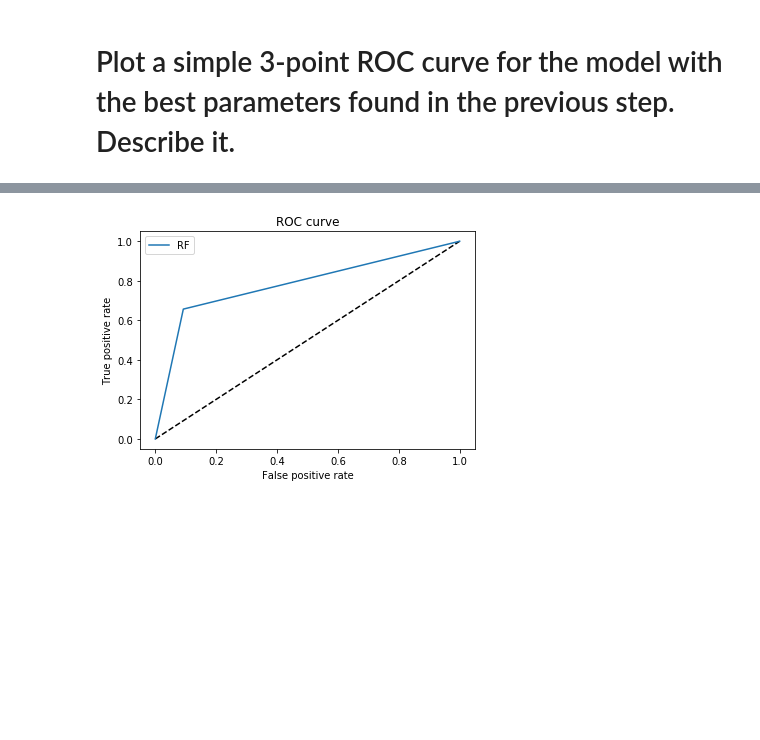
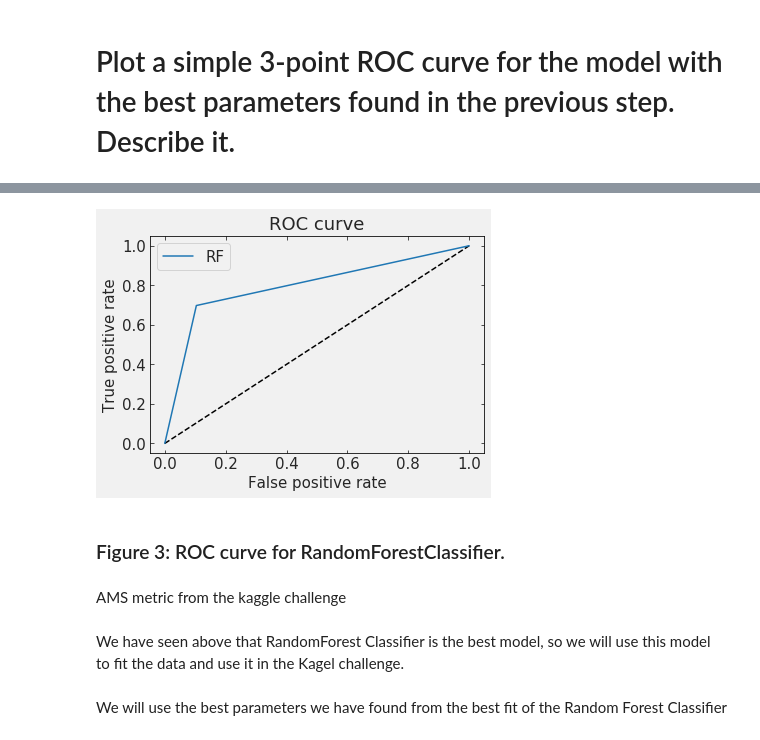
Before and after one commit to narayan-paudel/DSPS_EPAUDEL, a Jupyter notebook: HW9_ePaudel/higgsbosonSearch.ipynb, the cells around one changed output, grey strips where cells are left out. Saved outputs shown, nothing was run; the diff lists cells and outputs as text; code cells hidden in the pictures; blank space fills up the shorter version.

```diff
--- a/HW9_ePaudel/higgsbosonSearch.ipynb
+++ b/HW9_ePaudel/higgsbosonSearch.ipynb
@@ -390,0 +409,6 @@ pprint(random_grid)
+# %%
+random_grid = {'max_depth': [3, 10, None],
+               'max_features': ['auto', 'sqrt'],
+               'bootstrap': [True, False],
+               'n_estimators': [10, 100, 1000] }
+pprint(random_grid)
@@ -415,5 +460,8 @@ random_search = RandomizedSearchCV(estimator = rf, param_distributions=random_gr
                                    n_iter=1, cv=3, iid=False)
 # %% [markdown]
 Note that this may take a long time! It took 1 hour for me to run this. Dont start at the last minute!!
-# %%
-random_search.fit(...
+# %%
+X = X_train[best_features_index]
+y = y_train
+
+random_search.fit(X=X, y=y)
@@ -433,0 +501,3 @@ rf.fit(traindata, train_label.values.flatten()=="s", max_depth.....)
+# %%
+rf = RandomForestClassifier(**random_search.best_params_)
+rf.fit(X_train, y_train.flatten()=="s")
@@ -434,17 +512,21 @@ rf.fit(traindata, train_label.values.flatten()=="s", max_depth.....)
 # %%
 # The random forest model by itself
 from sklearn.metrics import roc_curve
-y_pred_grd_rfcat = rf.predict_proba(testdata)[:, 1]
+y_pred_grd_rfcat = rf.predict_proba(X_test)[:, 1]
 
-fpr_rf, tpr_rf, _ = roc_curve(test_label.values.flatten()=="s", rf.predict(testdata))
+fpr_rf, tpr_rf, _ = roc_curve(y_test.flatten()=="s", rf.predict(X_test))
 
 plt.figure(1)
 plt.plot([0, 1], [0, 1], 'k--')
 plt.plot(fpr_rf, tpr_rf, label='RF')
 plt.xlabel('False positive rate')
 plt.ylabel('True positive rate')
 plt.title('ROC curve')
 plt.legend(loc='best')
 plt.show()
 # %% [output]
-[figure, old version]
+[figure, new version]
+# %% [markdown]
+### Figure 3: ROC curve for RandomForestClassifier.
+# %% [markdown]
+AMS metric from the kaggle challenge
@@ -450,0 +619,4 @@ plt.show()
+# %% [markdown]
+We have seen above that RandomForest Classifier is the best model, so we will use this model to fit the data and use it in the Kagel challenge.
+# %% [markdown]
+We will use the best parameters we have found from the best fit of the Random Forest Classifier
```
Also changed, not shown: parts of 45 cells of this notebook.
